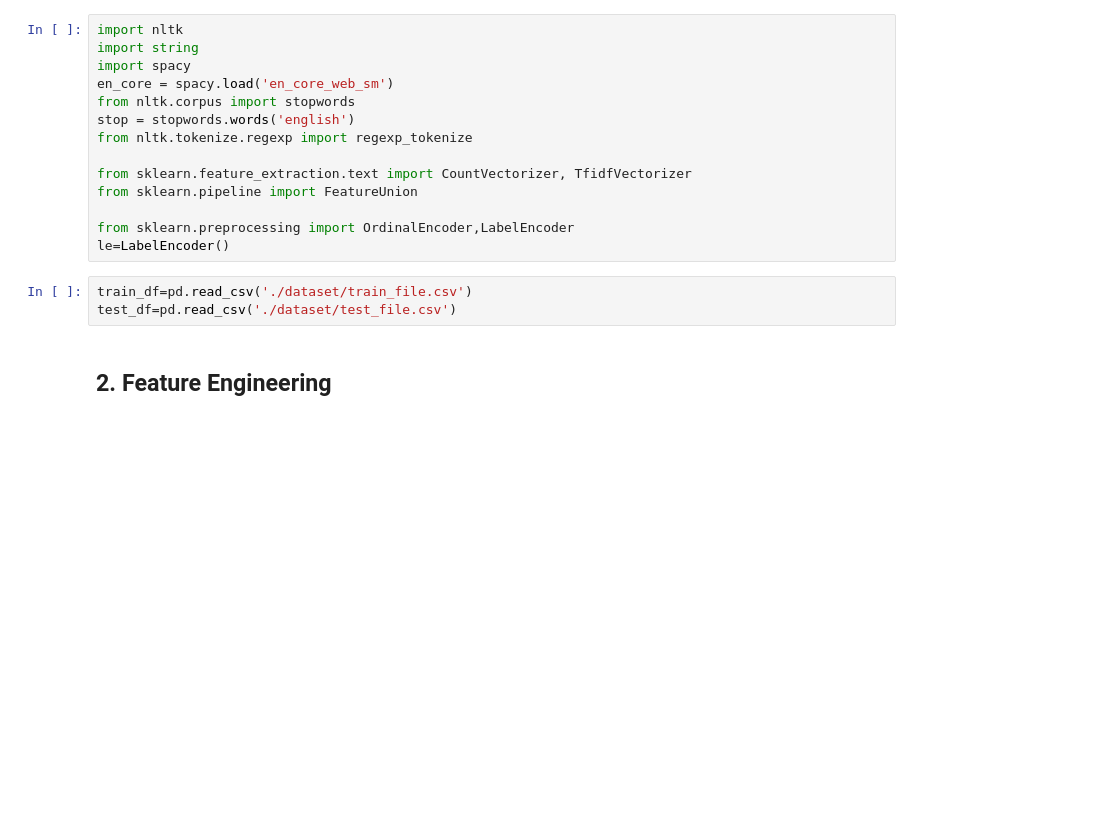
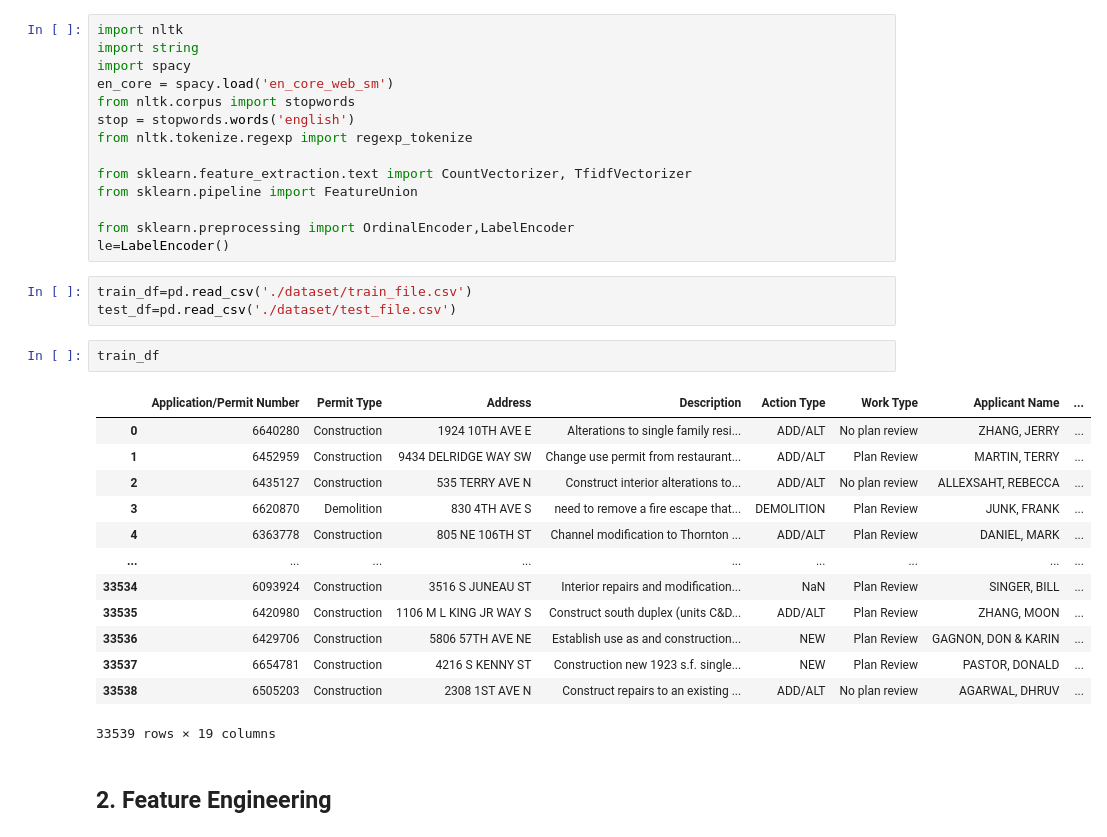
Before and after one commit to Vikas1667/ML_Projects, a Jupyter notebook: Projects-master/ML_usecases/Building_Permit_Classification/Building_Permit_Boosting_Final.ipynb, the cells around one changed output. Drawn from its saved outputs; the diff is of its cells as text; blank space fills up the shorter version.

Commit message:
Updated Buidling Permit Project

```diff
--- a/Projects-master/ML_usecases/Building_Permit_Classification/Building_Permit_Boosting_Final.ipynb
+++ b/Projects-master/ML_usecases/Building_Permit_Classification/Building_Permit_Boosting_Final.ipynb
@@ -42,6 +42,22 @@ le=LabelEncoder()
 # %%
 train_df=pd.read_csv('./dataset/train_file.csv')
 test_df=pd.read_csv('./dataset/test_file.csv')
+# %%
+train_df
+# %% [output]
+|  | Application/Permit Number | Permit Type | Address | Description | Action Type | Work Type | Applicant Name | ... |
+| 0 | 6640280 | Construction | 1924 10TH AVE E | Alterations to single family resi... | ADD/ALT | No plan review | ZHANG, JERRY | ... |
+| 1 | 6452959 | Construction | 9434 DELRIDGE WAY SW | Change use permit from restaurant... | ADD/ALT | Plan Review | MARTIN, TERRY | ... |
+| 2 | 6435127 | Construction | 535 TERRY AVE N | Construct interior alterations to... | ADD/ALT | No plan review | ALLEXSAHT, REBECCA | ... |
+| 3 | 6620870 | Demolition | 830 4TH AVE S | need to remove a fire escape that... | DEMOLITION | Plan Review | JUNK, FRANK | ... |
+| 4 | 6363778 | Construction | 805 NE 106TH ST | Channel modification to Thornton ... | ADD/ALT | Plan Review | DANIEL, MARK | ... |
+| ... | ... | ... | ... | ... | ... | ... | ... | ... |
+| 33534 | 6093924 | Construction | 3516 S JUNEAU ST | Interior repairs and modification... | NaN | Plan Review | SINGER, BILL | ... |
+| 33535 | 6420980 | Construction | 1106 M L KING JR WAY S | Construct south duplex (units C&D... | ADD/ALT | Plan Review | ZHANG, MOON | ... |
+| 33536 | 6429706 | Construction | 5806 57TH AVE NE | Establish use as and construction... | NEW | Plan Review | GAGNON, DON & KARIN | ... |
+| 33537 | 6654781 | Construction | 4216 S KENNY ST | Construction new 1923 s.f. single... | NEW | Plan Review | PASTOR, DONALD | ... |
+| 33538 | 6505203 | Construction | 2308 1ST AVE N | Construct repairs to an existing ... | ADD/ALT | No plan review | AGARWAL, DHRUV | ... |
+33539 rows × 19 columns
 # %% [markdown]
 ## 2. Feature Engineering
 # %% [markdown]
```
Also changed, not shown: parts of 2 cells of this notebook, 7 other files.
